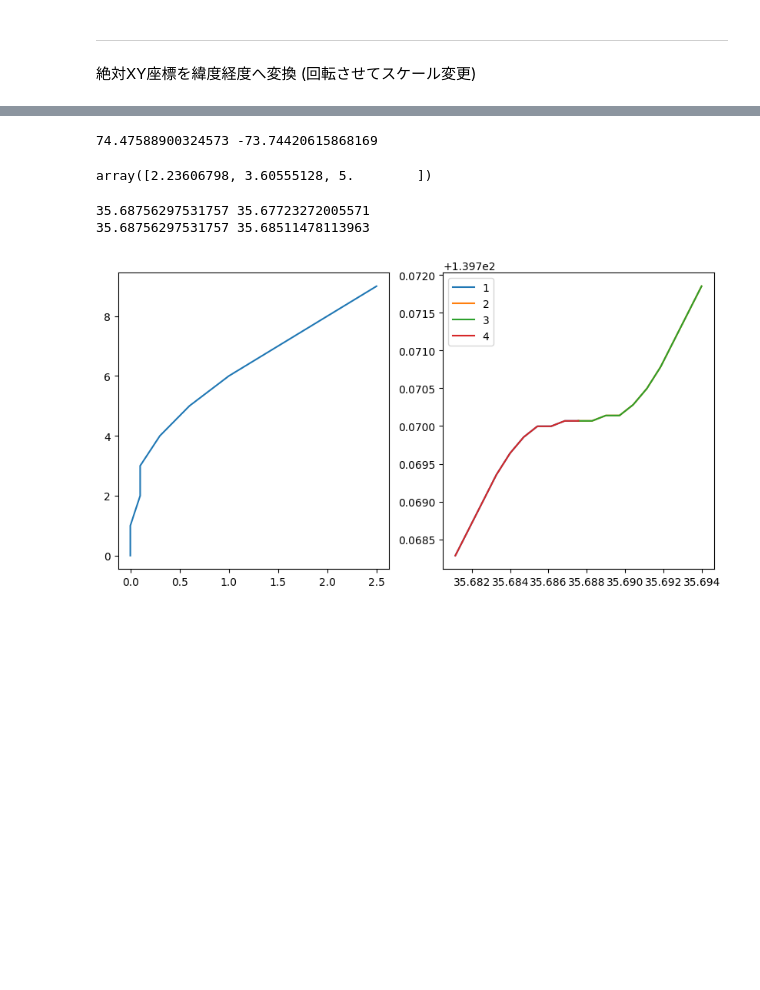
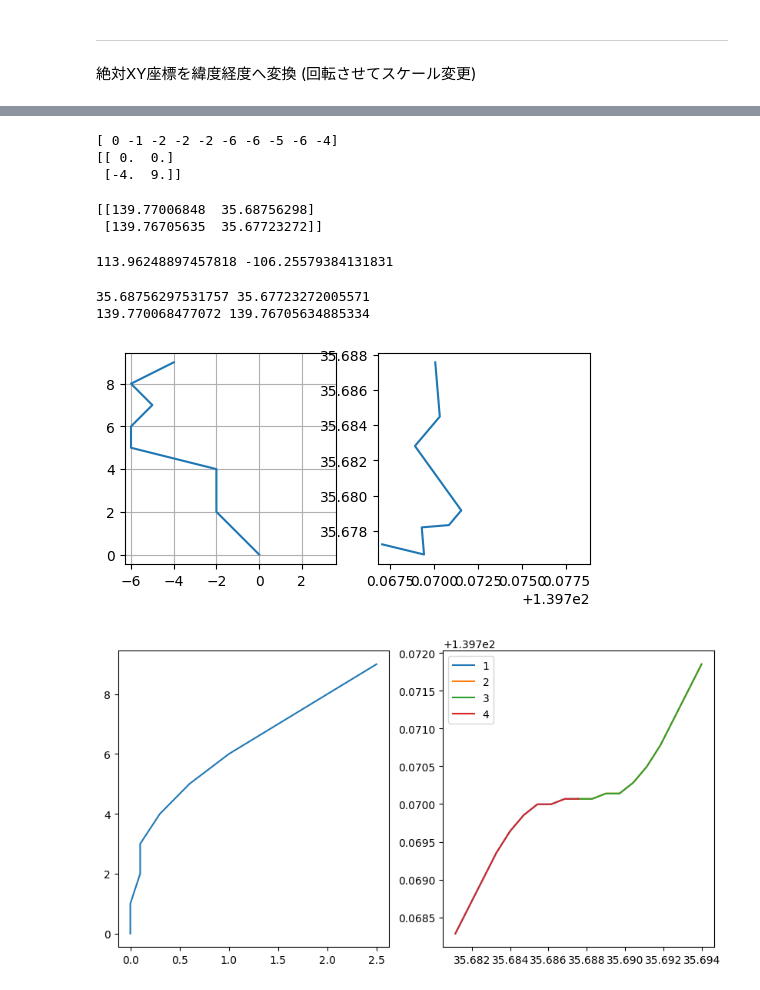
Before and after one commit to smaeyamada/forJ, a Jupyter notebook: test_folium.ipynb, the cells around one changed output, grey strips where cells are left out. Cells and saved outputs as stored; diff of their text form; code cells hidden in the pictures; blank space fills up the shorter version.

```diff
--- a/test_folium.ipynb
+++ b/test_folium.ipynb
@@ -175,33 +170,55 @@ array([[0. , 0. ],
+# %%
+x0 = np.append([0], np.random.randint(-5,5,9)).cumsum()
+y0 = np.linspace(0, 9, num=10)
+print(x0)
+# %% [output]
+[ 0 -1 -2 -2 -2 -6 -6 -5 -6 -4]
+[[ 0.  0.]
+ [-4.  9.]]
+# %%
+latlon = np.array([[35.68756297531757, 139.770068477072], [35.67723272005571, 139.76705634885334]])
+# latlon = np.array([[1,1], [0,0]])
+lonlat = latlon.T[::-1].T
+print(lonlat)
+# %% [output]
+[[139.77006848  35.68756298]
+ [139.76705635  35.67723272]]
 # %%
-xy_dist = np.sqrt(x0[-1]**2 + y0[-1]**2)
-# xy_rad = np.arctan(y0[-1] / x0[-1])
-xy_rad = np.arcsin(y0[-1] / xy_dist)
+xy_dists = np.sqrt(x0**2 + y0**2)
+xy_rads = np.arctan2(y0, x0)
 
-buf = latlon[1] - latlon[0]
-latlon_dist = np.sqrt(buf[0]**2 + buf[1]**2)
-# latlon_rad = np.arctan(buf[0] / buf[1]) * (-1)
-latlon_rad = np.arcsin(buf[0] / latlon_dist)
-print(xy_rad * 180/np.pi, latlon_rad * 180/np.pi)
+buf = lonlat[1] - lonlat[0]
+lonlat_dist = np.sqrt(buf[0]**2 + buf[1]**2)
+lonlat_rad = np.arctan2(buf[1], buf[0])
+print(xy_rads[-1] * 180/np.pi, lonlat_rad * 180/np.pi)
 # %% [output]
-74.47588900324573 -73.74420615868169
+113.96248897457818 -106.25579384131831
-# %%
-a = np.array([1,2,3])
-b = np.array([2,3,4])
-np.sqrt(a**2 + b**2)
-# %% [output]
-array([2.23606798, 3.60555128, 5.        ])
 # %%
-ratio = latlon_dist / xy_dist
-rad = latlon_rad - xy_rad
+ratio = lonlat_dist / xy_dists[-1]
+diff_rad = lonlat_rad - xy_rads[-1]
+rad = xy_rads + diff_rad
 # xy_dist_arr = np.sqrt(x0**2 + y0**2)
-x1 = latlon[0][0] + x0 * np.cos(rad) * ratio
-y1 = latlon[0][1] + y0 * np.sin(rad) * ratio
+x1 = lonlat[0][0] + xy_dists * np.cos(rad) * ratio
+y1 = lonlat[0][1] + xy_dists * np.sin(rad) * ratio
 # %%
 print(latlon[0][0], latlon[1][0])
 print(x1[0], x1[-1])
 # %% [output]
 35.68756297531757 35.67723272005571
-35.68756297531757 35.68511478113963
+139.770068477072 139.76705634885334
+# %%
+fig, (ax0, ax1) = plt.subplots(1, 2, figsize=(6, 3))
+ax0.plot(x0, y0)
+ax1.plot(x1, y1, label="1")
+
+# ax0.set_aspect(1.0/ax0.get_data_ratio(), adjustable='datalim')
+ax0.axis('square')
+ax0.grid()
+ax1.axis('square')
+# ax1.legend()
+plt.show()
+# %% [output]
+[figure, added]
 # %%
 # fig, (ax0, ax1) = plt.subplots(1, 2, figsize=(10, 5))
 # ax0.plot(x0, y0)
```
Also changed, not shown: parts of 2 cells of this notebook, 1 other file.
